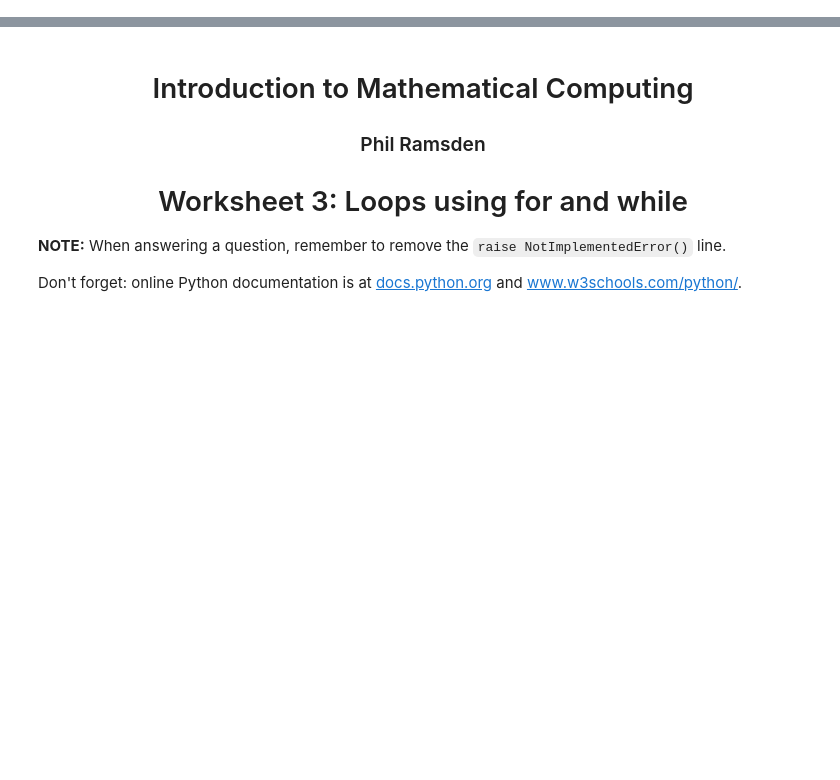
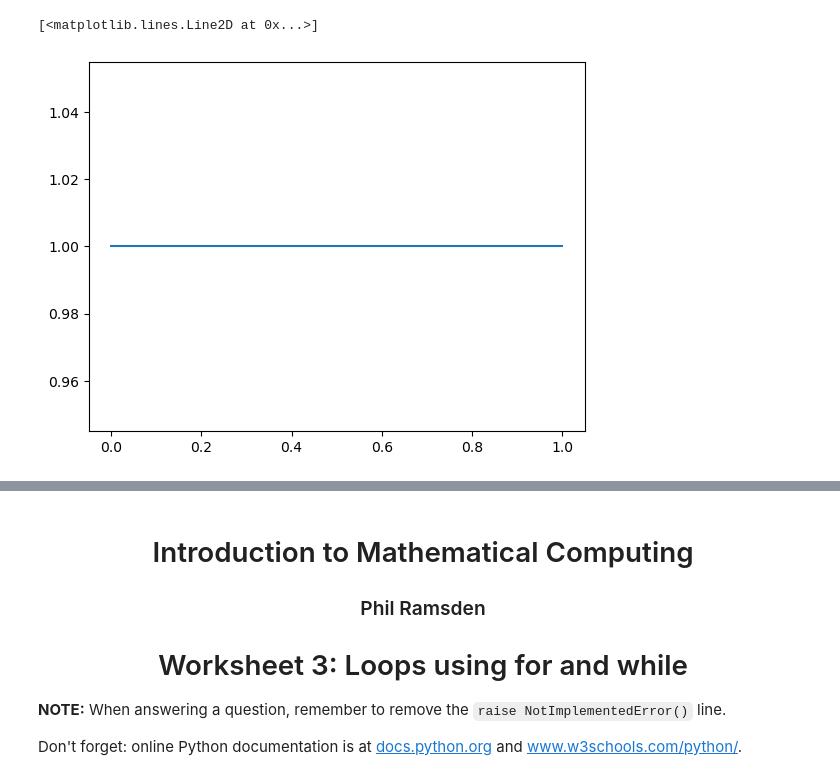
Before and after one commit to Imperial-MATH40006/term1-week7-valentinbruehl, a Jupyter notebook: term1week7.ipynb, the cells around one changed output, grey strips where cells are left out. Cells and saved outputs as stored; diff of their text form; code cells hidden in the pictures; blank space fills up the shorter version.

```diff
--- a/term1week7.ipynb
+++ b/term1week7.ipynb
@@ -22,3 +29,8 @@ Requirement already satisfied: pillow>=6.2.0 in c:\users\brueh\anaconda3\lib\sit
+# %%
+plt.plot([0,1], [1,1])
+# %% [output]
+[<matplotlib.lines.Line2D at 0x...>]
+[figure, added]
 # %%
 from autograder_term1week7 import *
 _globals = globals()
```
Also changed, not shown: parts of 16 cells of this notebook.
